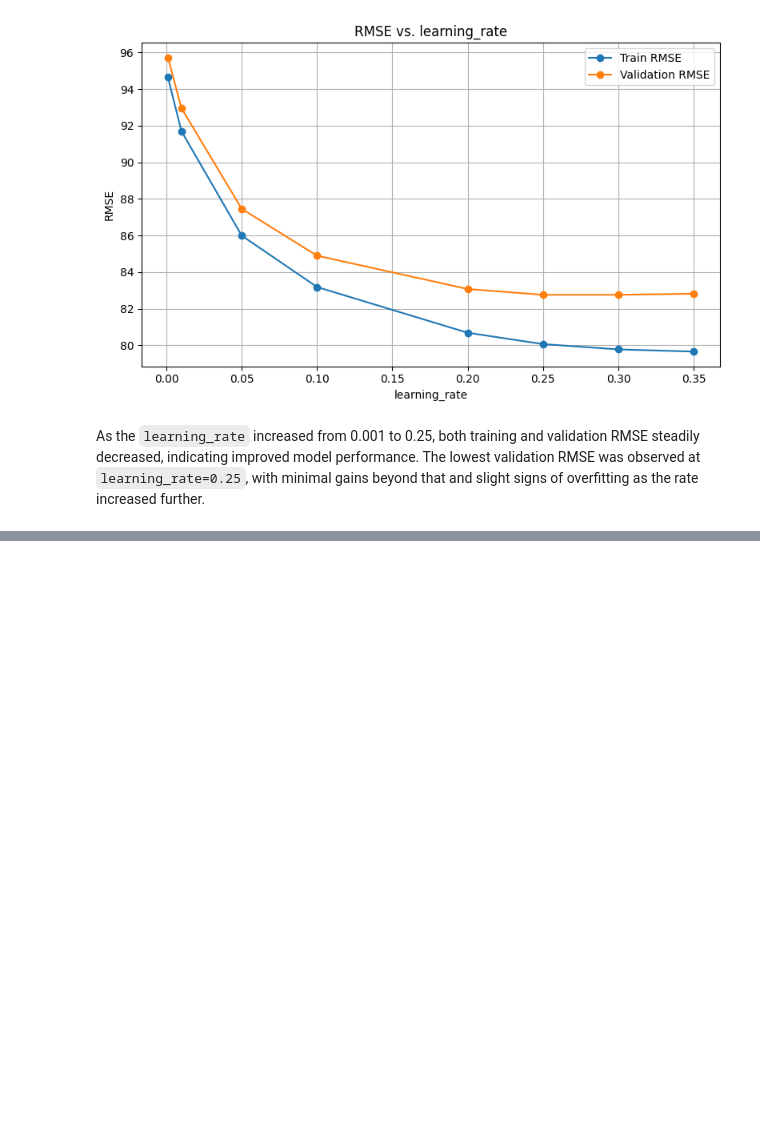
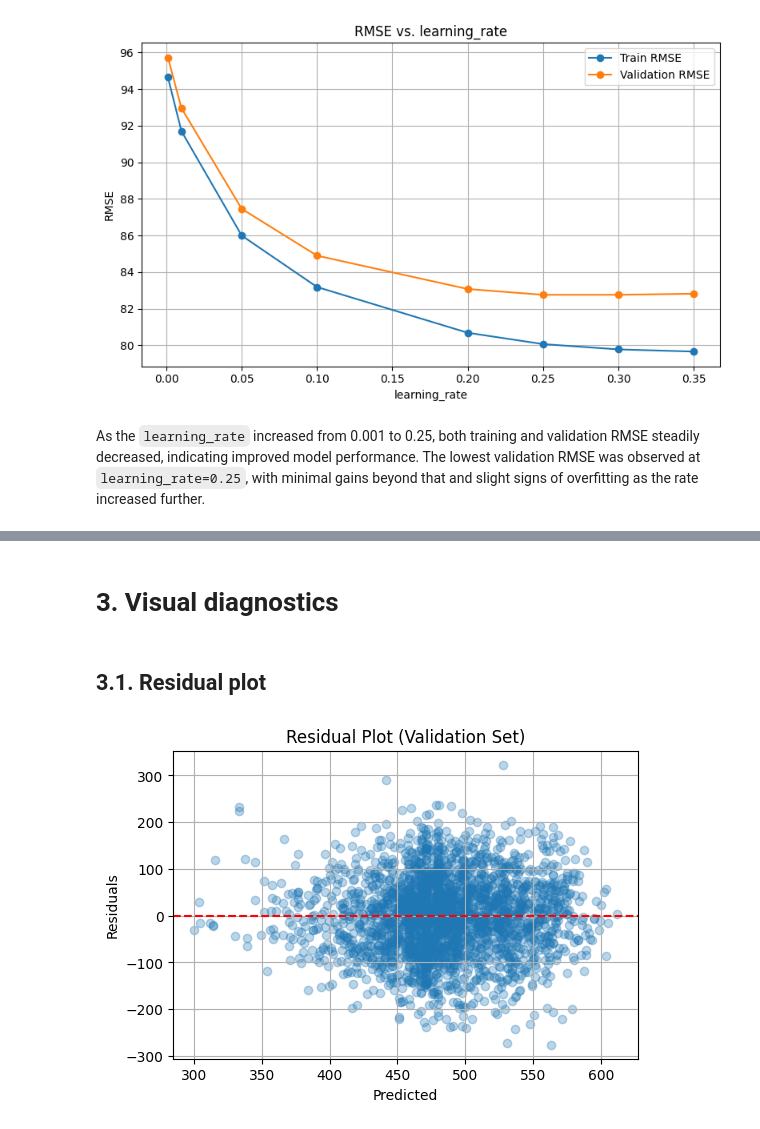
Before and after one commit to Yorkel/predicting-low-math-pisa-uk, a Jupyter notebook: notebooks/06_XGBoost.ipynb, the cells around one changed output, grey strips where cells are left out. Drawn from its saved outputs; the diff is of its cells as text; code cells hidden in the pictures; blank space fills up the shorter version.

```diff
--- a/notebooks/06_XGBoost.ipynb
+++ b/notebooks/06_XGBoost.ipynb
@@ -398,0 +417,13 @@ As the `learning_rate` increased from 0.001 to 0.25, both training and validatio
+# %%
+#n_estimators=40, max_depth=2, reg_lambda=1, learning_rate=0.25
+
+final_model = XGBRegressor(
+    learning_rate=0.25,
+    max_depth=2,
+    n_estimators=40,  # higher number, let early stopping find optimal
+    reg_lambda=1,
+    objective='reg:squarederror',
+    random_state=42
+)
+# %%
+final_model.fit(X_train, y_train, sample_weight=w_train)
@@ -398,0 +442,4 @@ As the `learning_rate` increased from 0.001 to 0.25, both training and validatio
+# %%
+# Predict
+train_preds = final_model.predict(X_train)
+val_preds = final_model.predict(X_val)
@@ -398,0 +479,17 @@ As the `learning_rate` increased from 0.001 to 0.25, both training and validatio
+# %% [markdown]
+# 3. Visual diagnostics
+# %% [markdown]
+## 3.1. Residual plot
+# %%
+residuals = y_val - val_preds
+
+plt.figure(figsize=(6, 4))
+plt.scatter(val_preds, residuals, alpha=0.3)
+plt.axhline(0, color='red', linestyle='--')
+plt.xlabel("Predicted")
+plt.ylabel("Residuals")
+plt.title("Residual Plot (Validation Set)")
+plt.grid(True)
+plt.show()
+# %% [output]
+[figure, added]
```
Also changed, not shown: parts of 42 cells of this notebook, 3 other files.
